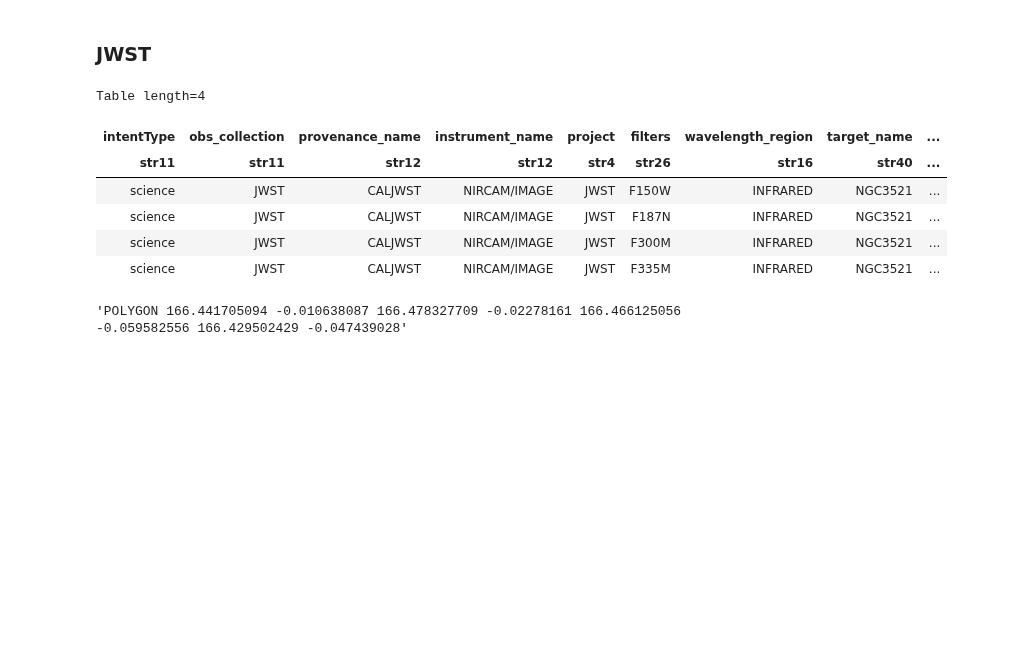
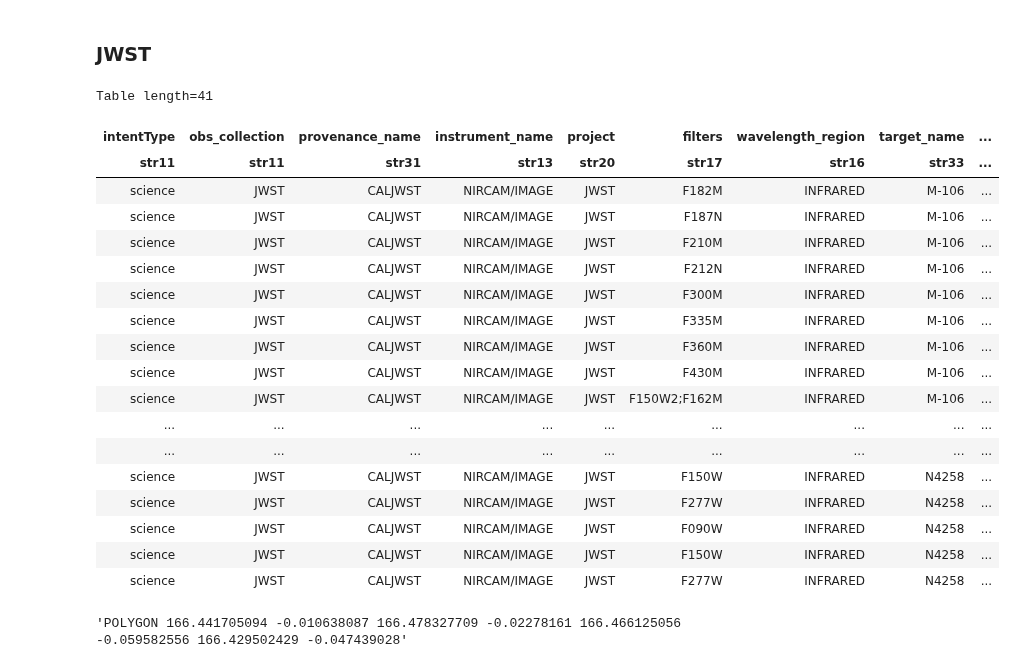
Before and after one commit to aswinsuresh24/jwst123, a Jupyter notebook: hst_download.ipynb, the cells around one changed output. Drawn from its saved outputs; the diff is of its cells as text; code cells hidden in the pictures; blank space fills up the shorter version.

```diff
--- a/hst_download.ipynb
+++ b/hst_download.ipynb
@@ -424,7 +424,9 @@ table
 #images for NGC0628
 # ra, dec = 24.174049, 15.78346
 #images for SN2024aecx
-ra, dec = 166.4564675, -0.034845
+# ra, dec = 166.4564675, -0.034845
+#images for NGC0300
+ra, dec = 184.740082, 47.303719
 #long wavelength image for gaia test
 # ra, dec = 288.180264431434, -2.33687287711816
 coord = SkyCoord(ra, dec, frame='icrs', unit='deg')
@@ -448,16 +450,28 @@ masks.append([i.upper()!='CALIBRATION' for i in obsTable['intentType']])
 
 mask = [all(l) for l in list(map(list, zip(*masks)))]
 obsTable_webb = obsTable[mask]
-# %%
-obsTable_webb
-# %% [output]
-Table length=4
-| intentType | obs_collection | provenance_name | instrument_name | project | filters | wavelength_region | target_name | ... |
-| str11 | str11 | str12 | str12 | str4 | str26 | str16 | str40 | ... |
-| science | JWST | CALJWST | NIRCAM/IMAGE | JWST | F150W | INFRARED | NGC3521 | ... |
-| science | JWST | CALJWST | NIRCAM/IMAGE | JWST | F187N | INFRARED | NGC3521 | ... |
-| science | JWST | CALJWST | NIRCAM/IMAGE | JWST | F300M | INFRARED | NGC3521 | ... |
-| science | JWST | CALJWST | NIRCAM/IMAGE | JWST | F335M | INFRARED | NGC3521 | ... |
+# %%
+obsTable_webb[obsTable_webb['calib_level'] == 3]
+# %% [output]
+Table length=41
+| intentType | obs_collection | provenance_name | instrument_name | project | filters | wavelength_region | target_name | ... |
+| str11 | str11 | str31 | str13 | str20 | str17 | str16 | str33 | ... |
+| science | JWST | CALJWST | NIRCAM/IMAGE | JWST | F182M | INFRARED | M-106 | ... |
+| science | JWST | CALJWST | NIRCAM/IMAGE | JWST | F187N | INFRARED | M-106 | ... |
+| science | JWST | CALJWST | NIRCAM/IMAGE | JWST | F210M | INFRARED | M-106 | ... |
+| science | JWST | CALJWST | NIRCAM/IMAGE | JWST | F212N | INFRARED | M-106 | ... |
+| science | JWST | CALJWST | NIRCAM/IMAGE | JWST | F300M | INFRARED | M-106 | ... |
+| science | JWST | CALJWST | NIRCAM/IMAGE | JWST | F335M | INFRARED | M-106 | ... |
+| science | JWST | CALJWST | NIRCAM/IMAGE | JWST | F360M | INFRARED | M-106 | ... |
+| science | JWST | CALJWST | NIRCAM/IMAGE | JWST | F430M | INFRARED | M-106 | ... |
+| science | JWST | CALJWST | NIRCAM/IMAGE | JWST | F150W2;F162M | INFRARED | M-106 | ... |
+| ... | ... | ... | ... | ... | ... | ... | ... | ... |
+| ... | ... | ... | ... | ... | ... | ... | ... | ... |
+| science | JWST | CALJWST | NIRCAM/IMAGE | JWST | F150W | INFRARED | N4258 | ... |
+| science | JWST | CALJWST | NIRCAM/IMAGE | JWST | F277W | INFRARED | N4258 | ... |
+| science | JWST | CALJWST | NIRCAM/IMAGE | JWST | F090W | INFRARED | N4258 | ... |
+| science | JWST | CALJWST | NIRCAM/IMAGE | JWST | F150W | INFRARED | N4258 | ... |
+| science | JWST | CALJWST | NIRCAM/IMAGE | JWST | F277W | INFRARED | N4258 | ... |
 # %%
 obsTable_webb['s_region'][0]
 # %% [output]
```
